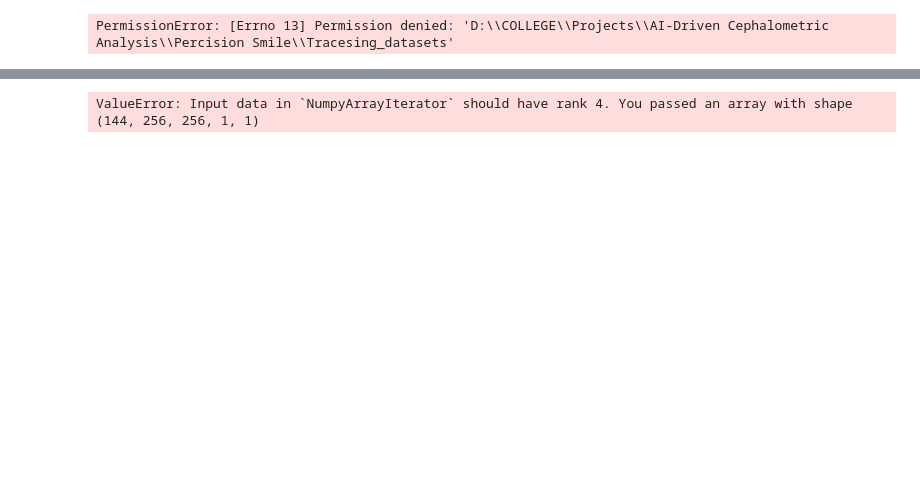
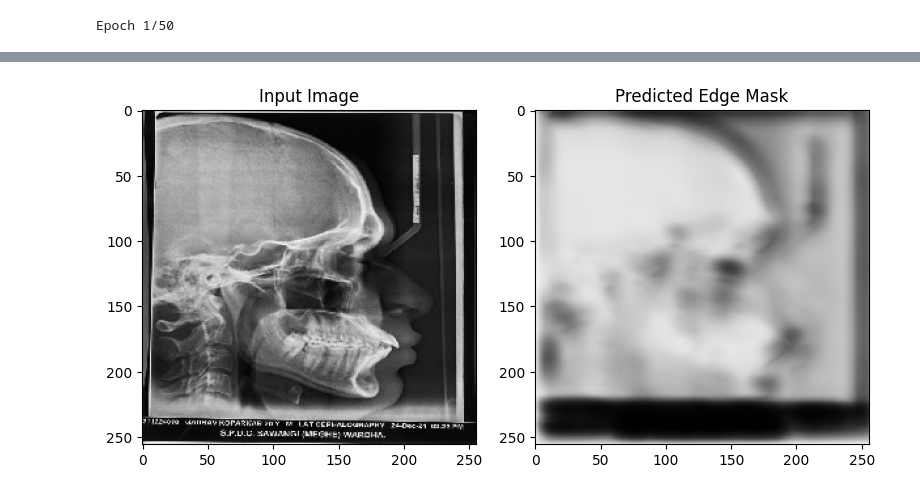
Before and after one commit to VirajGurbade03/Precision-Smile-Model, a Jupyter notebook: demo4.ipynb, the cells around one changed output, grey strips where cells are left out. Drawn from its saved outputs; the diff is of its cells as text; code cells hidden in the pictures; blank space fills up the shorter version.

```diff
--- a/demo4.ipynb
+++ b/demo4.ipynb
@@ -159,8 +156,8 @@ def edge_tracing_unet(input_size=(256, 256, 1)):
     return model
 
 # Load the input image and corresponding mask (training image and mask)
-input_image_path = r"D:\COLLEGE\Projects\AI-Driven Cephalometric Analysis\Percision Smile\Data_sets\p2 gaurav2.jpeg"
-mask_image_path = r"D:\COLLEGE\Projects\AI-Driven Cephalometric Analysis\Percision Smile\Tracesing_datasets"
+input_image_path = r"D:/COLLEGE/Projects/AI-Driven Cephalometric Analysis/Percision Smile/Data_sets/p2 gaurav2.jpeg"
+mask_image_path = r"D:/COLLEGE/Projects/AI-Driven Cephalometric Analysis/Percision Smile/Tracesing_datasets/p44PratikPusam2.jpg"
 
 def load_and_process_image(image_path):
     """
@@ -231,4 +228,4 @@ plt.title("Predicted Edge Mask")
 plt.tight_layout()
 plt.show()
 # %% [output]
-PermissionError: [Errno 13] Permission denied: 'D:\\COLLEGE\\Projects\\AI-Driven Cephalometric Analysis\\Percision Smile\\Tracesing_datasets'
+Epoch 1/50
@@ -235,3 +249,4 @@ PermissionError: [Errno 13] Permission denied: 'D:\\COLLEGE\\Projects\\AI-Driven
+[figure, added]
 # %%
 import numpy as np
 import tensorflow as tf
@@ -385,5 +400,3 @@ plt.imshow(predicted_mask[0].squeeze(), cmap='gray')
 plt.title("Predicted Edge Mask")
 plt.tight_layout()
 plt.show()
-# %% [output]
-ValueError: Input data in `NumpyArrayIterator` should have rank 4. You passed an array with shape (144, 256, 256, 1, 1)
```
Also changed, not shown: parts of 2 cells of this notebook, 2 other files.
